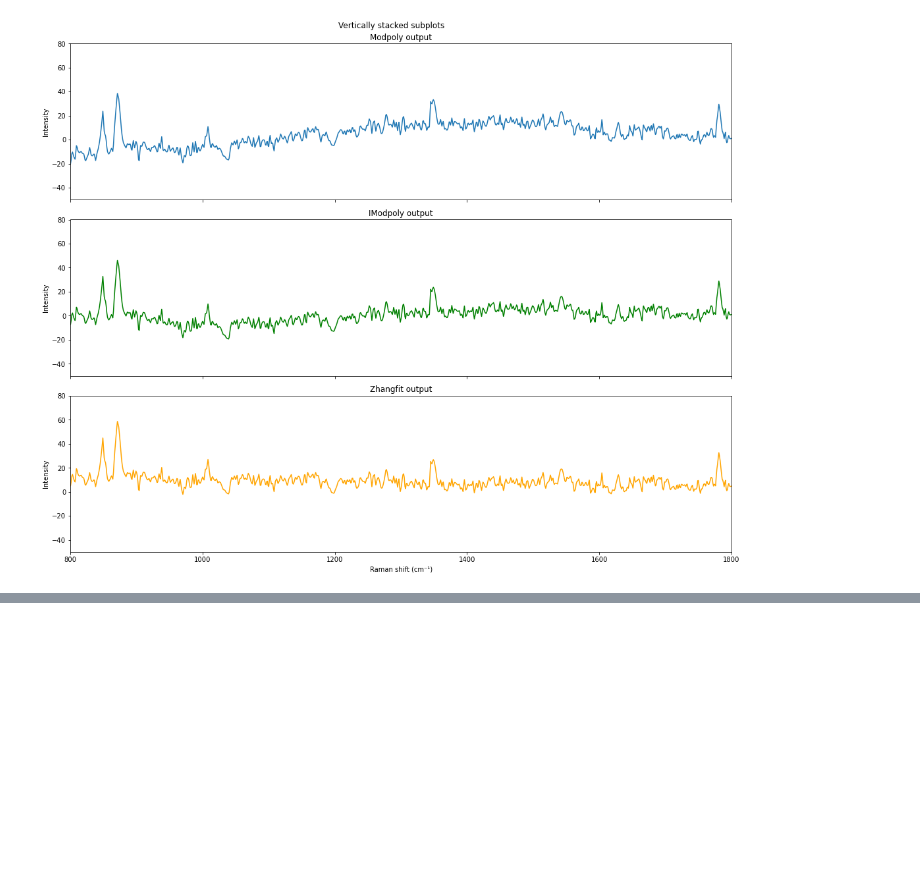
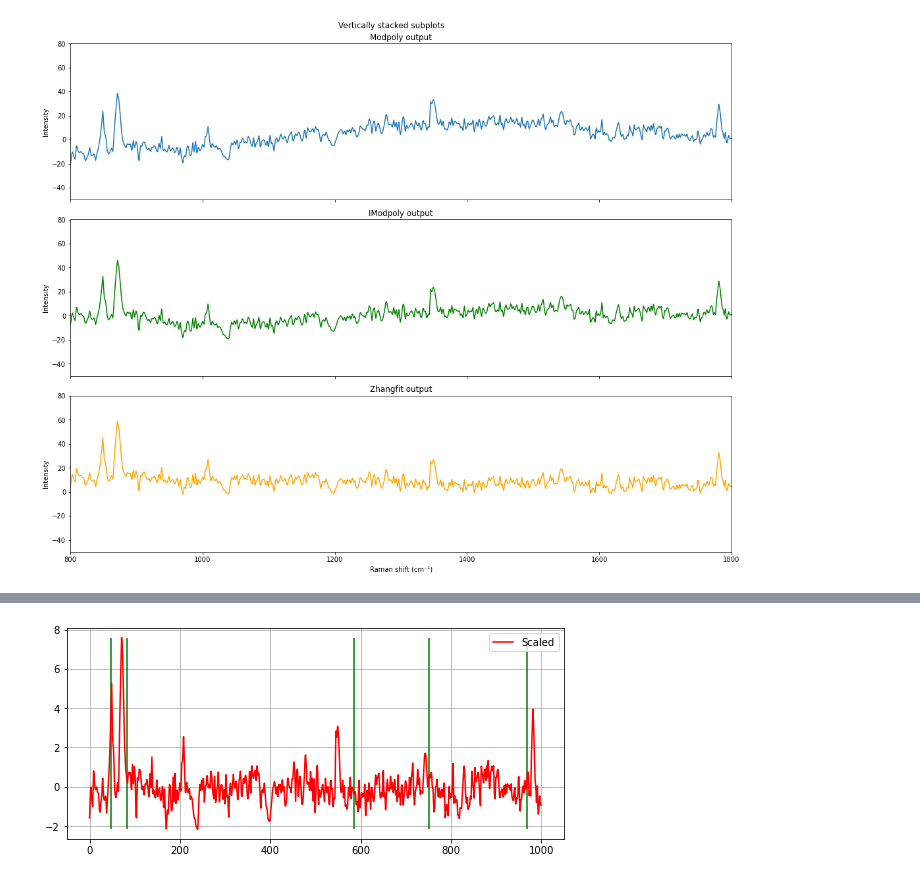
Before and after one commit to ladcva/raman_spectroscopy, a Jupyter notebook: ann.ipynb, the cells around one changed output, grey strips where cells are left out. Saved outputs shown, nothing was run; the diff lists cells and outputs as text; code cells hidden in the pictures; blank space fills up the shorter version.

```diff
--- a/ann.ipynb
+++ b/ann.ipynb
@@ -91,0 +143,12 @@ plt.show()
+# %%
+plt.grid()
+plt.vlines(48, ymax=max(scaled), ymin=min(scaled), color='green')
+plt.vlines(83, ymax=max(scaled), ymin=min(scaled), color='green')
+plt.vlines(585, ymax=max(scaled), ymin=min(scaled), color='green')
+plt.vlines(752, ymax=max(scaled), ymin=min(scaled), color='green')
+plt.vlines(968, ymax=max(scaled), ymin=min(scaled), color='green')
+plt.plot(scaled, color='red', label='Scaled')
+plt.legend()
+plt.show()
+# %% [output]
+[figure, added]
```
Also changed, not shown: parts of 4 cells of this notebook, 39 other files.
